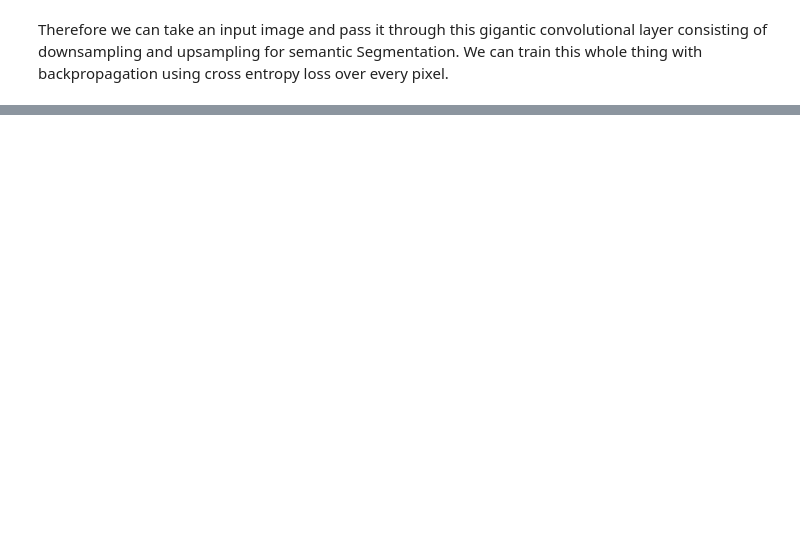
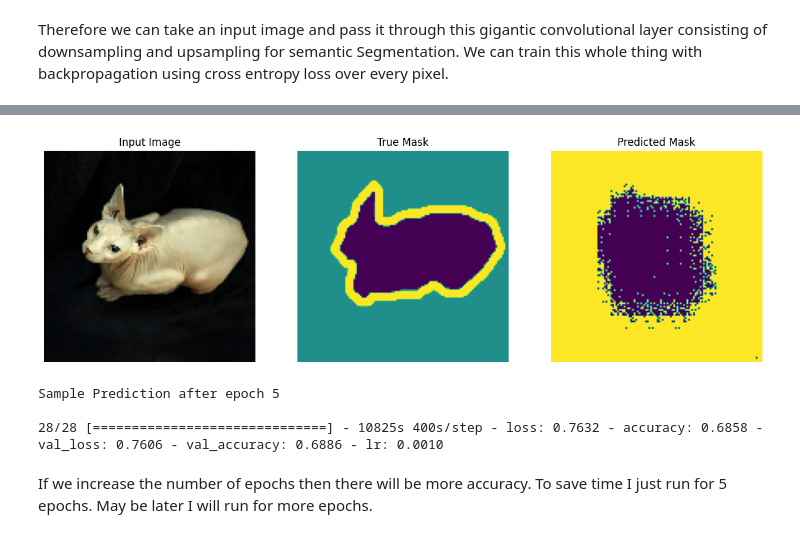
Before and after one commit to khalequzzamanlikhon/DeepLearning-ComputerVision, a Jupyter notebook: 08-Segmentation-Detection/01-Semantic-Segmentation.ipynb, the cells around one changed output, grey strips where cells are left out. Saved outputs shown, nothing was run; the diff lists cells and outputs as text; code cells hidden in the pictures; blank space fills up the shorter version.

```diff
--- a/08-Segmentation-Detection/01-Semantic-Segmentation.ipynb
+++ b/08-Segmentation-Detection/01-Semantic-Segmentation.ipynb
@@ -60,0 +229,24 @@ Therefore we can take an input image and pass it through this gigantic convoluti
+# %%
+# calllback to displaying the predictions of our model while training
+class DisplayCallback(tf.keras.callbacks.Callback):
+  def on_epoch_end(self, epoch, logs=None):
+    clear_output(wait=True)
+    show_predictions()
+    print ('\nSample Prediction after epoch {}\n'.format(epoch+1))
+
+ # ReduceLROnPlateau callback
+reduce_lr = tf.keras.callbacks.ReduceLROnPlateau(monitor='val_loss', factor=0.2,
+                              patience=5, min_lr=0.001)
+# EarlyStopping callback
+early_stopping = tf.keras.callbacks.EarlyStopping(monitor='loss', patience=8)
+# %%
+EPOCHS = 5
+VAL_SUBSPLITS = 5
+VALIDATION_STEPS = info.splits['test'].num_examples//BATCH_SIZE//VAL_SUBSPLITS
+
+model_history = model.fit(train_dataset, epochs=EPOCHS,
+                          steps_per_epoch=STEPS_PER_EPOCH,
+                          validation_steps=VALIDATION_STEPS,
+                          validation_data=test_dataset,
+                          callbacks=[DisplayCallback(), reduce_lr, early_stopping])
+# %% [output]
@@ -60,0 +254,6 @@ Therefore we can take an input image and pass it through this gigantic convoluti
+[figure, added]
+Sample Prediction after epoch 5
+
+28/28 [==============================] - 10825s 400s/step - loss: 0.7632 - accuracy: 0.6858 - val_loss: 0.7606 - val_accuracy: 0.6886 - lr: 0.0010
+# %% [markdown]
+If we increase the number of epochs then there will be more accuracy. To save time I just run for 5 epochs. May be later I will run for more epochs.
```
Also changed, not shown: parts of 21 cells of this notebook.
